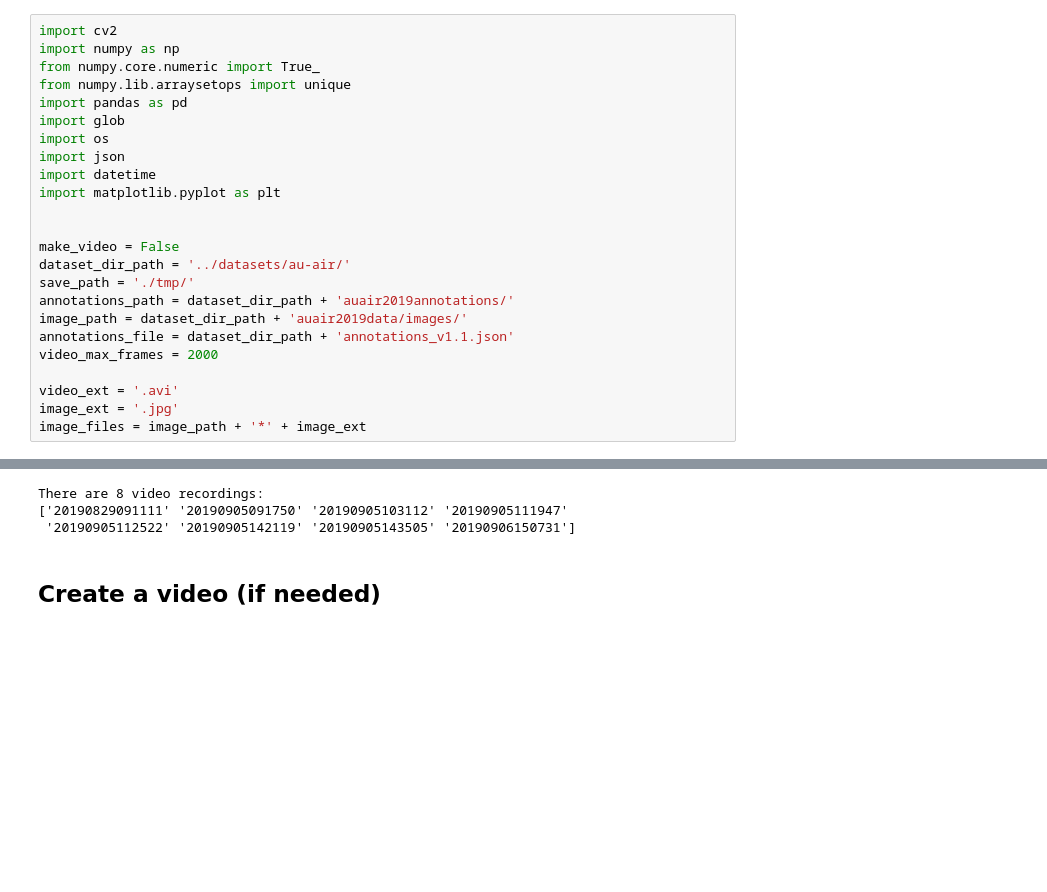
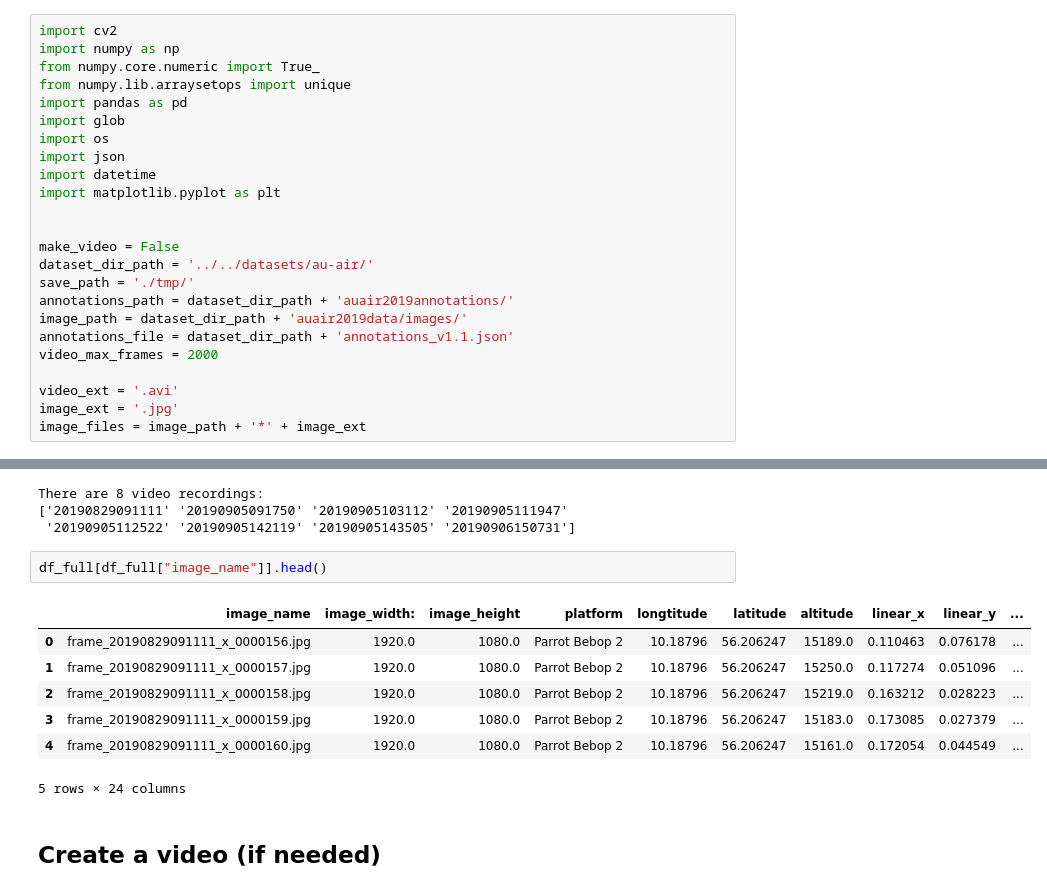
Before and after one commit to zyerusha/video_velocity_finder, a Jupyter notebook: old_stuff/capstone_make_video.ipynb, the cells around one changed output, grey strips where cells are left out. Drawn from its saved outputs; the diff is of its cells as text; blank space fills up the shorter version.

```diff
--- a/old_stuff/capstone_make_video.ipynb
+++ b/old_stuff/capstone_make_video.ipynb
@@ -12,7 +12,7 @@ import matplotlib.pyplot as plt
 
 
 make_video = False
-dataset_dir_path = '../datasets/au-air/'
+dataset_dir_path = '../../datasets/au-air/'
 save_path = './tmp/'
 annotations_path = dataset_dir_path + 'auair2019annotations/'
 image_path = dataset_dir_path + 'auair2019data/images/'
@@ -127,6 +127,16 @@ print(unique_dates)
 There are 8 video recordings:
 ['20190829091111' '20190905091750' '20190905103112' '20190905111947'
  '20190905112522' '20190905142119' '20190905143505' '20190906150731']
+# %%
+df_full[df_full["image_name"]].head()
+# %% [output]
+|  | image_name | image_width: | image_height | platform | longtitude | latitude | altitude | linear_x | linear_y | ... |
+| 0 | frame_20190829091111_x_0000156.jpg | 1920.0 | 1080.0 | Parrot Bebop 2 | 10.18796 | 56.206247 | 15189.0 | 0.110463 | 0.076178 | ... |
+| 1 | frame_20190829091111_x_0000157.jpg | 1920.0 | 1080.0 | Parrot Bebop 2 | 10.18796 | 56.206247 | 15250.0 | 0.117274 | 0.051096 | ... |
+| 2 | frame_20190829091111_x_0000158.jpg | 1920.0 | 1080.0 | Parrot Bebop 2 | 10.18796 | 56.206247 | 15219.0 | 0.163212 | 0.028223 | ... |
+| 3 | frame_20190829091111_x_0000159.jpg | 1920.0 | 1080.0 | Parrot Bebop 2 | 10.18796 | 56.206247 | 15183.0 | 0.173085 | 0.027379 | ... |
+| 4 | frame_20190829091111_x_0000160.jpg | 1920.0 | 1080.0 | Parrot Bebop 2 | 10.18796 | 56.206247 | 15161.0 | 0.172054 | 0.044549 | ... |
+5 rows × 24 columns
 # %% [markdown]
 ## Create a video (if needed)
 # %%
```
Also changed, not shown: parts of 2 cells of this notebook, 16 other files.
